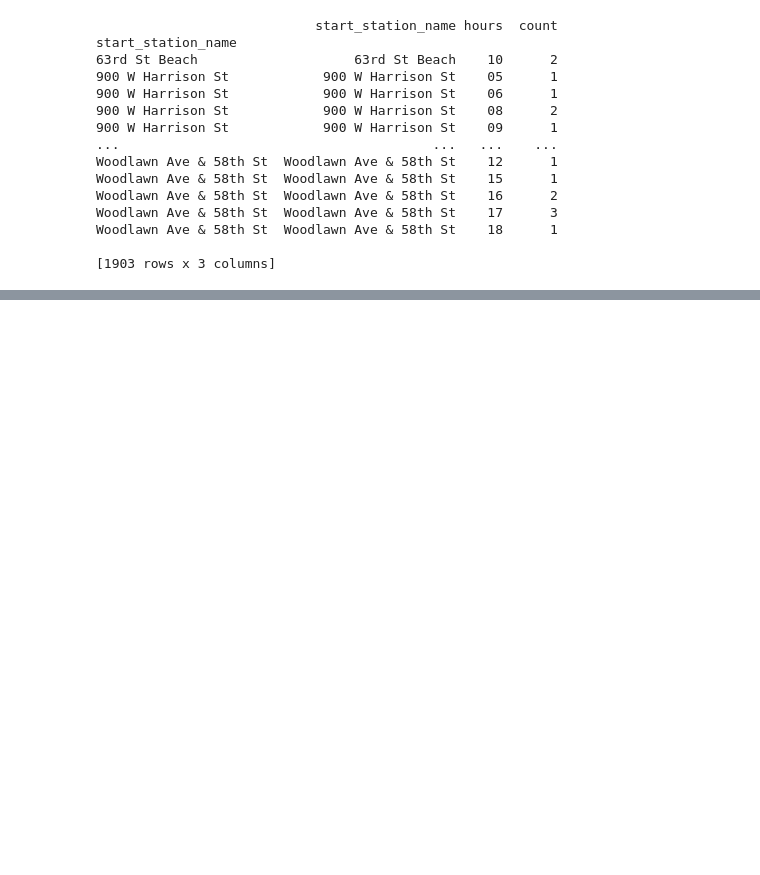
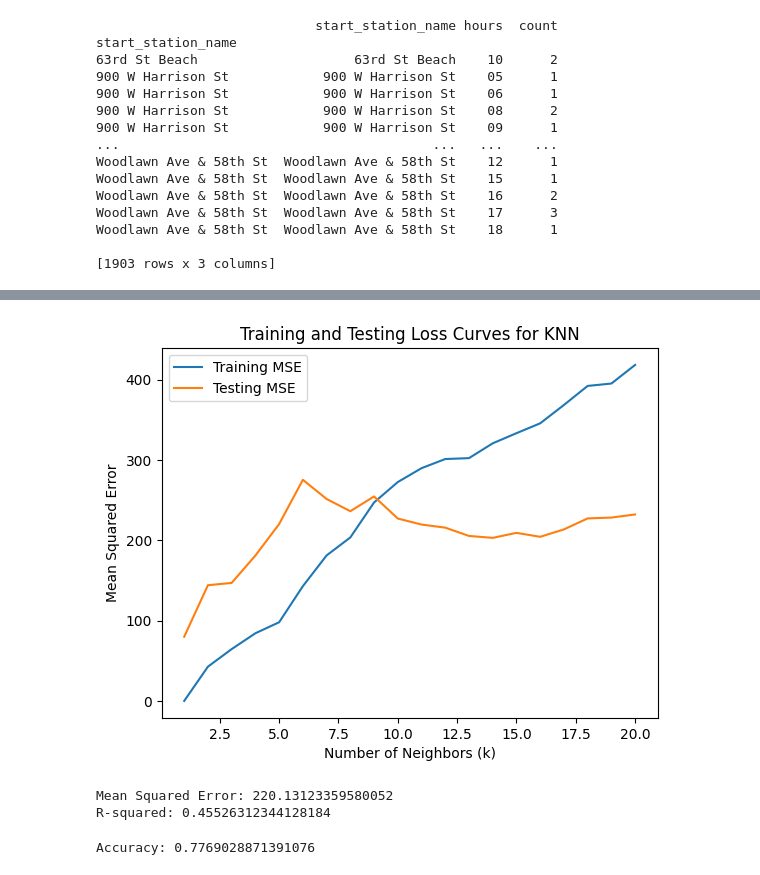
Before and after one commit to neelunerella/DivvyBikePredictions, a Jupyter notebook: divvy.ipynb, the cells around one changed output, grey strips where cells are left out. Saved outputs shown, nothing was run; the diff lists cells and outputs as text; code cells hidden in the pictures; blank space fills up the shorter version.

```diff
--- a/divvy.ipynb
+++ b/divvy.ipynb
@@ -347,0 +390,59 @@ R-squared: -4.1091929641307154e+23
+# %%
+from sklearn.neighbors import KNeighborsRegressor
+
+# Assume xtrain, xtest, ytrain, ytest are already defined
+
+# Define a range of k values
+k_values = range(1, 21)  # You can adjust this range based on your preferences
+
+trerrors = []
+terrors = []
+
+for k in k_values:
+    # Train the KNN model
+    knn_model = KNeighborsRegressor(n_neighbors=k)
+    knn_model.fit(xtrain, ytrain)
+
+    # Predictions on training set
+    train_pred = knn_model.predict(xtrain)
+    train_mse = mean_squared_error(ytrain, train_pred)
+    trerrors.append(train_mse)
+
+    # Predictions on testing set
+    test_pred = knn_model.predict(xtest)
+    test_mse = mean_squared_error(ytest, test_pred)
+    terrors.append(test_mse)
+
+plt.plot(k_values, trerrors, label='Training MSE')
+plt.plot(k_values, terrors, label='Testing MSE')
+plt.xlabel('Number of Neighbors (k)')
+plt.ylabel('Mean Squared Error')
+plt.legend()
+plt.title('Training and Testing Loss Curves for KNN')
+plt.show()
+# %% [output]
+[figure, added]
+# %%
+knn = KNeighborsRegressor(n_neighbors=5)
+knn.fit(xtrain, ytrain)
+kpred = knn.predict(xtest)
+kmse = mean_squared_error(ytest, kpred)
+kr2 = r2_score(ytest, kpred)
+print(f"Mean Squared Error: {kmse}")
+print(f"R-squared: {kr2}")
+# %% [output]
+Mean Squared Error: 220.13123359580052
+R-squared: 0.45526312344128184
+# %%
+# Set a threshold to classify as high or low
+threshold = 5  # You can adjust this threshold based on your problem
+
+# Convert regression predictions to binary classification
+kpred_class = (kpred > threshold).astype(int)
+ytest_class = (ytest > threshold).astype(int)
+
+# Calculate accuracy
+accuracy = np.mean(kpred_class == ytest_class)
+print(f"Accuracy: {accuracy}")
+# %% [output]
+Accuracy: 0.7769028871391076
```
Also changed, not shown: parts of 3 cells of this notebook.
